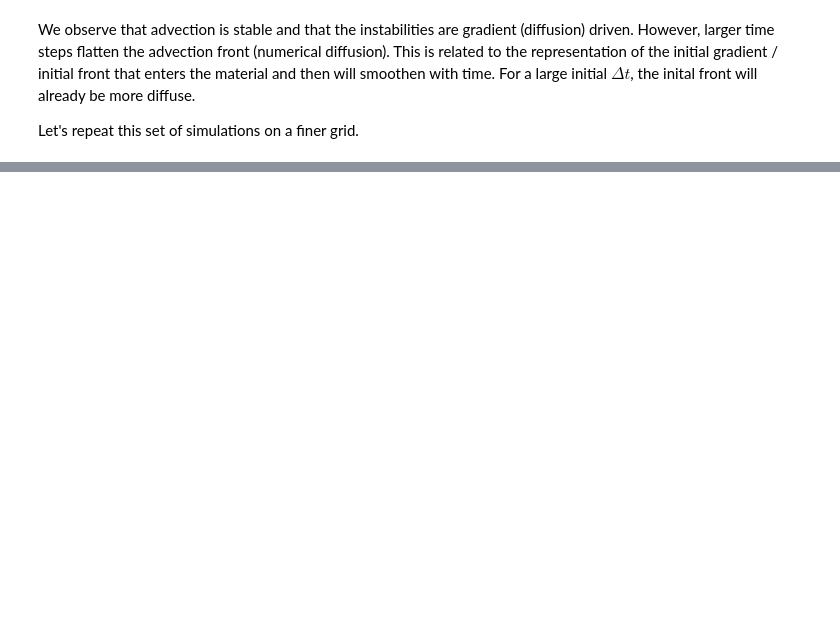
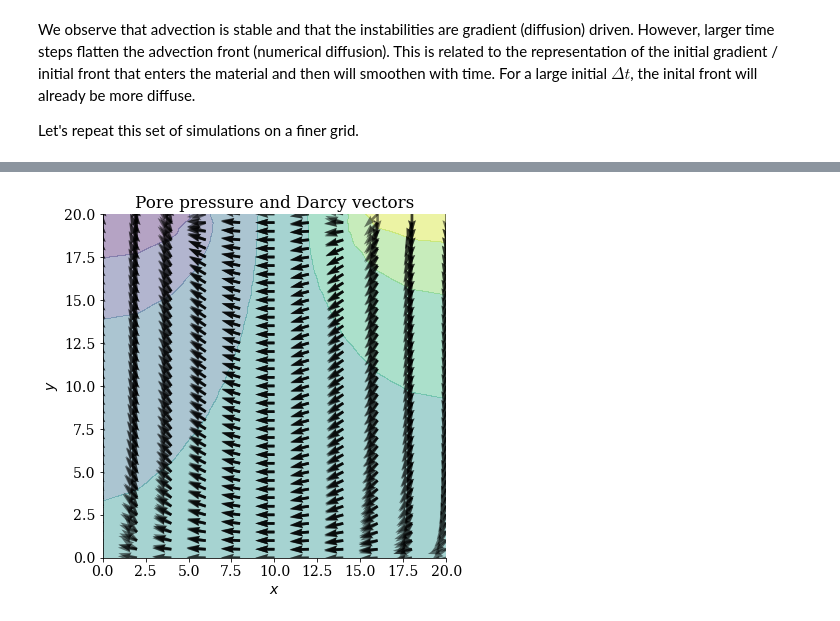
Before and after one commit to nagelt/Numerical_Methods_Introduction, a Jupyter notebook: 2D_Adv_Diff.ipynb, the cells around one changed output, grey strips where cells are left out. Cells and saved outputs as stored; diff of their text form; code cells hidden in the pictures; blank space fills up the shorter version.

```diff
--- a/2D_Adv_Diff.ipynb
+++ b/2D_Adv_Diff.ipynb
@@ -514,0 +526,38 @@ The diffusion-induced stability problems vanish as expected. The time step impac
+# %%
+dx = 20
+dy = 20
+elx = 10
+ely = 40
+connectivity, element_vector, node_list, solution = generate_discrete_domain(dx=dx,dy=dy,nelx=elx,nely=ely)
+#plot_mesh(node_list,element_vector)
+# %%
+Kp, fp = global_assembler(node_list,element_vector)
+inlet = np.intersect1d(np.where(node_list.T[1]==20),np.where(node_list.T[0]>15))
+outlet = np.intersect1d(np.where(node_list.T[1]==20),np.where(node_list.T[0]<5))
+
+pin = 1 #flow problem is linear. solution to be scaled.
+pout = 0
+for i in inlet:
+    Kp, fp = apply_Dirichlet_bc(Kp, fp, i, pin)
+for i in outlet:
+    Kp, fp = apply_Dirichlet_bc(Kp, fp, i, 0)
+
+solution_p = np.linalg.solve(Kp,fp)
+# %%
+fig, ax = plt.subplots()
+ax.tricontourf(node_list[:, 0], node_list[:, 1], solution_p,alpha=0.4)
+for i,elem in enumerate(element_vector):
+    local_p = np.take(solution_p,elem._quad4_element__global_ids)
+    local_coord = elem._quad4_element__natural_coords
+    X, Y = np.meshgrid(elem._quad4_element__coords.T[0],elem._quad4_element__coords.T[1])
+    for i in range(4):
+        dN_dX = grad_shape_function(local_coord[i][0],local_coord[i][1],elem)
+        q = np.dot(-k/mu,dN_dX.dot(local_p))
+        ax.quiver(elem._quad4_element__coords[i][0],elem._quad4_element__coords[i][1],q[0],q[1],alpha=0.5)
+ax.set_aspect('equal')
+ax.set_xlabel('$x$')
+ax.set_ylabel('$y$')
+ax.set_title('Pore pressure and Darcy vectors')
+fig.tight_layout()
+# %% [output]
+[figure, added]
```
Also changed, not shown: parts of 16 cells of this notebook.
